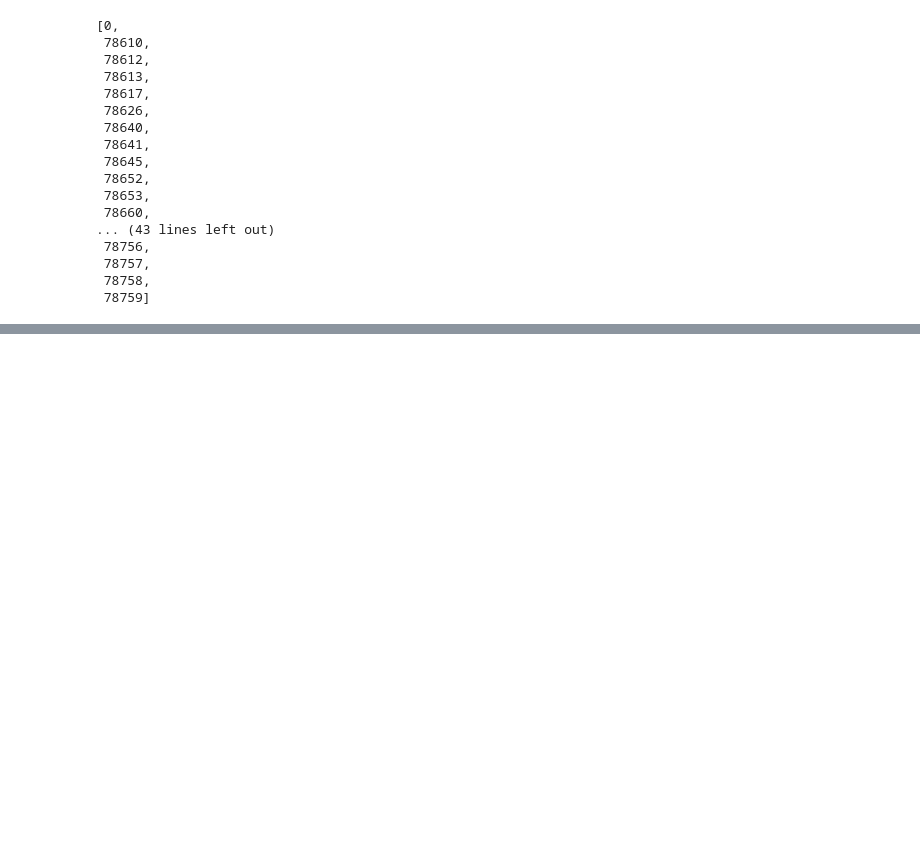
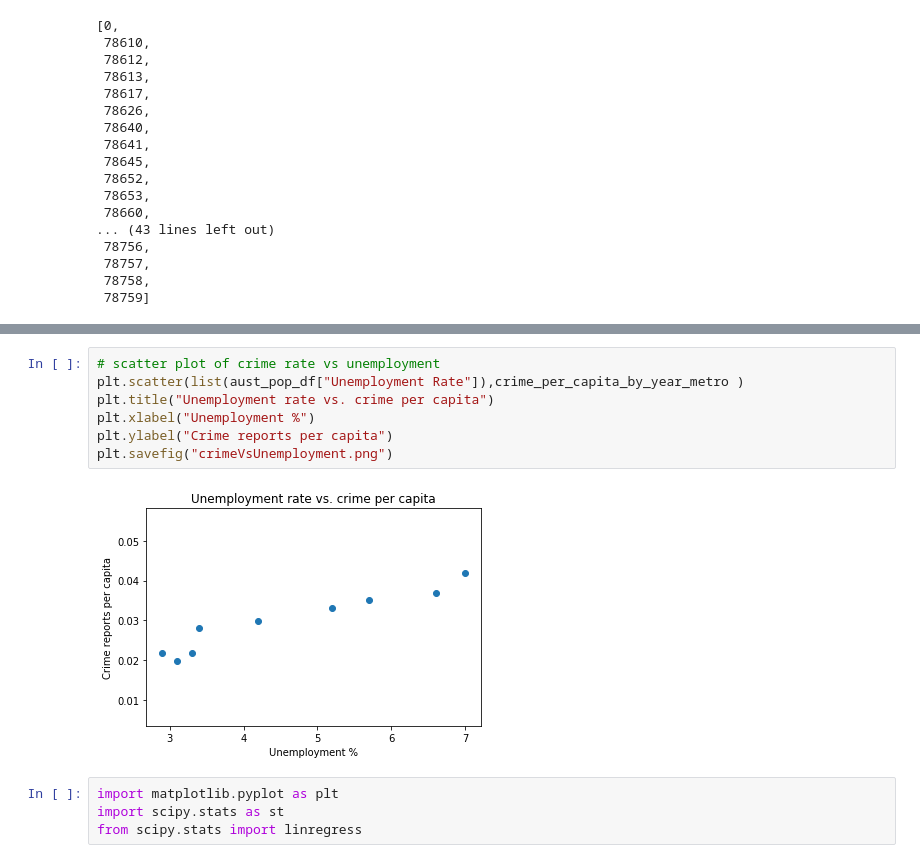
Before and after one commit to jraigosa/group-4, a Jupyter notebook: JupyterNotebooks/TimelineBreakdown.ipynb, the cells around one changed output, grey strips where cells are left out. Cells and saved outputs as stored; diff of their text form; blank space fills up the shorter version.

```diff
--- a/JupyterNotebooks/TimelineBreakdown.ipynb
+++ b/JupyterNotebooks/TimelineBreakdown.ipynb
@@ -192,0 +226,13 @@ len(crimes_per_zip_sorted)
+# %%
+# scatter plot of crime rate vs unemployment
+plt.scatter(list(aust_pop_df["Unemployment Rate"]),crime_per_capita_by_year_metro )
+plt.title("Unemployment rate vs. crime per capita")
+plt.xlabel("Unemployment %")
+plt.ylabel("Crime reports per capita")
+plt.savefig("crimeVsUnemployment.png")
+# %% [output]
+[figure, added]
+# %%
+import matplotlib.pyplot as plt
+import scipy.stats as st
+from scipy.stats import linregress
```
Also changed, not shown: parts of 25 cells of this notebook, 24 other files.
